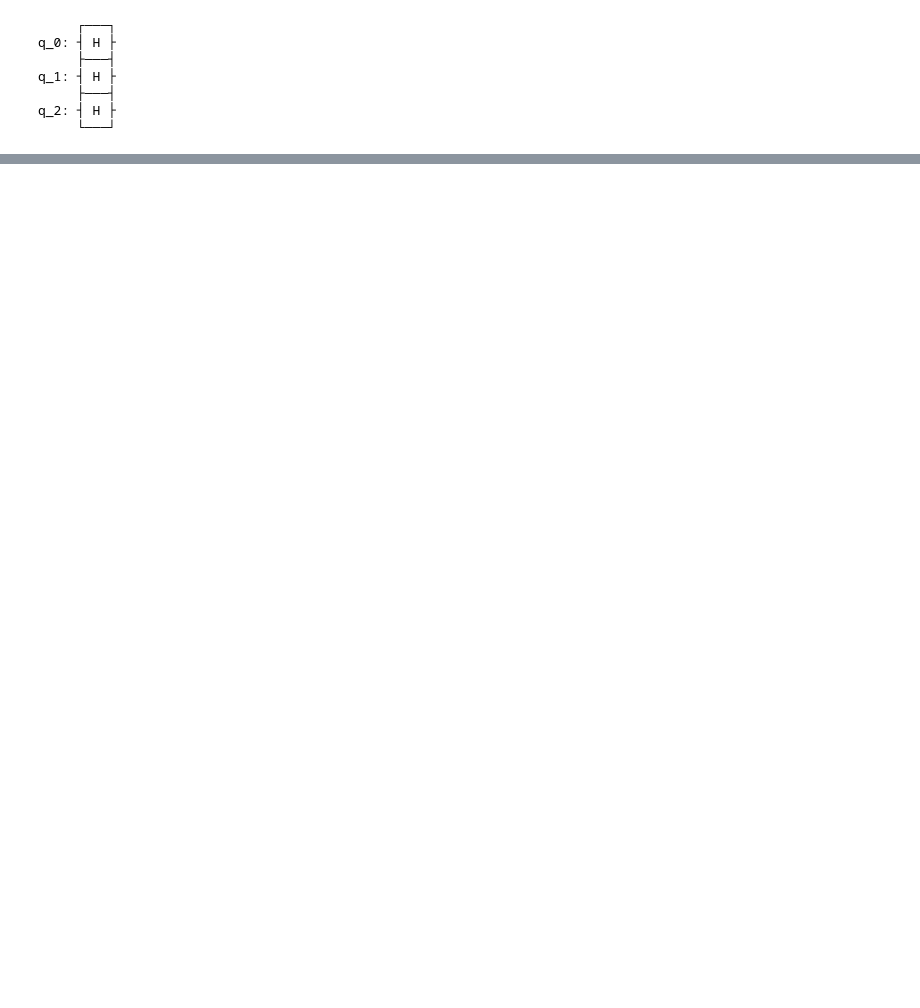
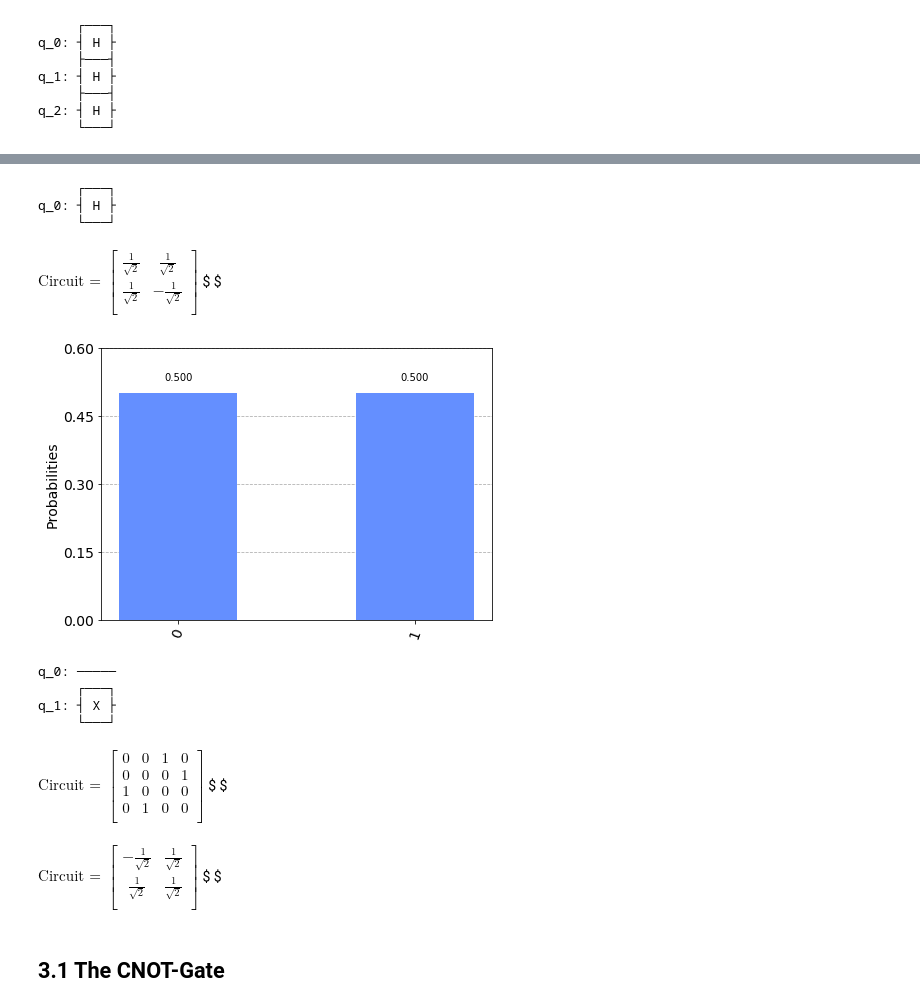
Before and after one commit to tokarev-i-v/quantums, a Jupyter notebook: 2.2 Multiple Qubits and Entangled States.ipynb, the cells around one changed output, grey strips where cells are left out. Drawn from its saved outputs; the diff is of its cells as text; code cells hidden in the pictures; blank space fills up the shorter version.

```diff
--- a/2.2 Multiple Qubits and Entangled States.ipynb
+++ b/2.2 Multiple Qubits and Entangled States.ipynb
@@ -37,0 +90,68 @@ ModuleNotFoundError: No module named 'qiskit_textbook'
+# %%
+qc = QuantumCircuit(1)
+qc.h(0)
+qc.draw()
+# %% [output]
+     ┌───┐
+q_0: ┤ H ├
+     └───┘
+# %%
+uni_backend = Aer.get_backend('unitary_simulator')
+state_backend = Aer.get_backend('statevector_simulator')
+
+unitary = execute(qc, uni_backend).result().get_unitary()
+res = execute(qc, state_backend).result()
+statevector = res.get_statevector()
+counts = res.get_counts()
+array_to_latex(unitary, pretext="\\text{Circuit = } ")
+plot_histogram(counts)
+# %% [output]
+$\displaystyle
+\text{Circuit = } \begin{bmatrix}
+\tfrac{1}{\sqrt{2}} & \tfrac{1}{\sqrt{2}}  \\
+\tfrac{1}{\sqrt{2}} & -\tfrac{1}{\sqrt{2}}  \\
+\end{bmatrix}
+$$
+$
+[figure, added]
+# %%
+qc = QuantumCircuit(2)
+qc.x(1)
+qc.draw()
+# %% [output]
+q_0: ─────
+     ┌───┐
+q_1: ┤ X ├
+     └───┘
+# %%
+backend = Aer.get_backend('unitary_simulator')
+unitary = execute(qc, backend).result().get_unitary()
+array_to_latex(unitary, pretext="\\text{Circuit = } ")
+# %% [output]
+$\displaystyle
+\text{Circuit = } \begin{bmatrix}
+0 & 0 & 1 & 0  \\
+0 & 0 & 0 & 1  \\
+1 & 0 & 0 & 0  \\
+0 & 1 & 0 & 0  \\
+\end{bmatrix}
+$$
+$
+# %%
+qc = QuantumCircuit(1)
+qc.x(0)
+qc.z(0)
+qc.h(0)
+backend = Aer.get_backend("unitary_simulator")
+unitary = execute(qc, backend).result().get_unitary()
+array_to_latex(unitary, pretext="\\text{Circuit = } ")
+# %% [output]
+$\displaystyle
+\text{Circuit = } \begin{bmatrix}
+-\tfrac{1}{\sqrt{2}} & \tfrac{1}{\sqrt{2}}  \\
+\tfrac{1}{\sqrt{2}} & \tfrac{1}{\sqrt{2}}  \\
+\end{bmatrix}
+$$
+$
+# %% [markdown]
+## 3.1 The CNOT-Gate
```
Also changed, not shown: parts of 15 cells of this notebook, 3 other files.
